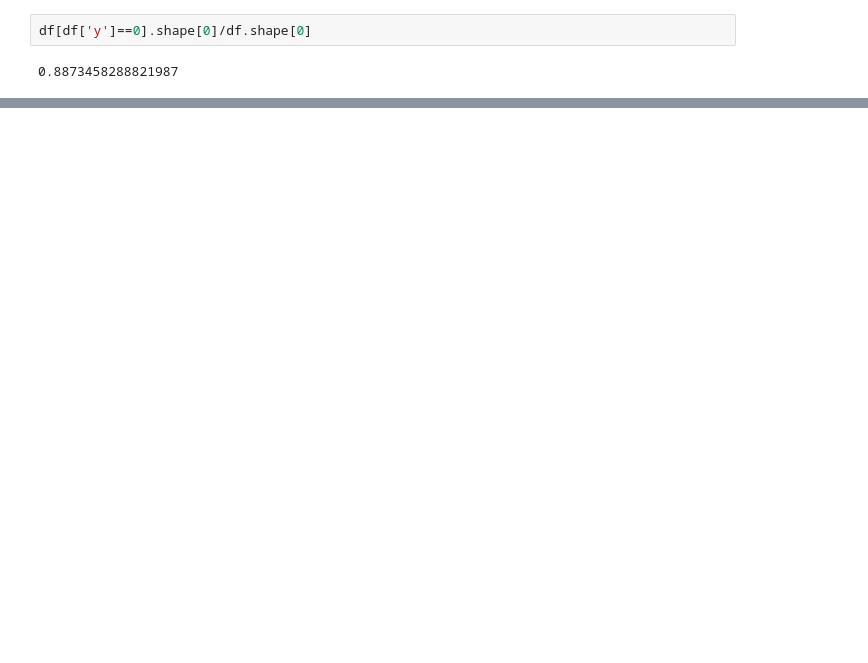
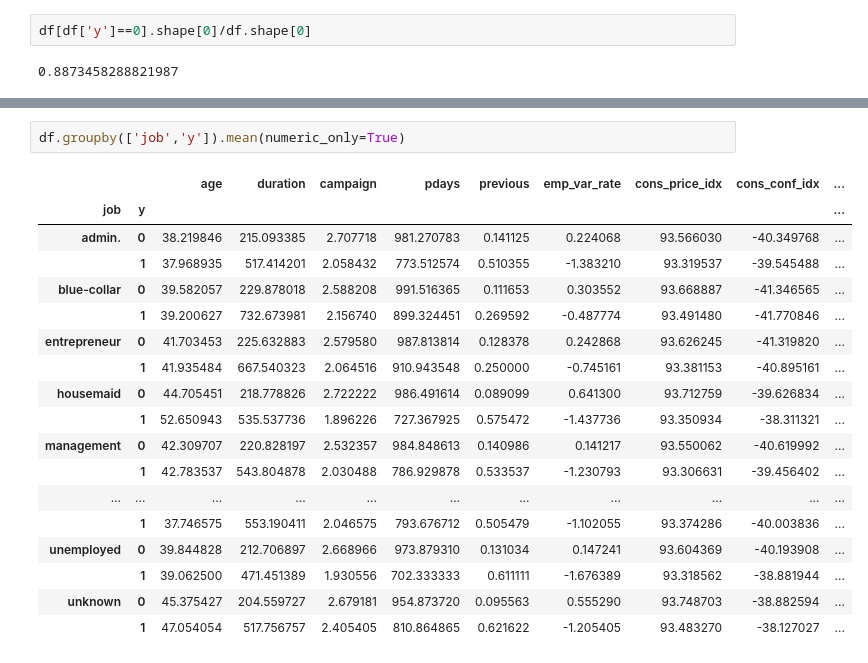
Before and after one commit to Eric-MK/Logistic_regression-, a Jupyter notebook: notebook.ipynb, the cells around one changed output, grey strips where cells are left out. Saved outputs shown, nothing was run; the diff lists cells and outputs as text; blank space fills up the shorter version.

```diff
--- a/notebook.ipynb
+++ b/notebook.ipynb
@@ -98,0 +120,21 @@ df[df['y']==0].shape[0]/df.shape[0]
+# %%
+df.groupby(['job','y']).mean(numeric_only=True)
+# %% [output]
+|  |  | age | duration | campaign | pdays | previous | emp_var_rate | cons_price_idx | cons_conf_idx | ... |
+| job | y |  |  |  |  |  |  |  |  | ... |
+| admin. | 0 | 38.219846 | 215.093385 | 2.707718 | 981.270783 | 0.141125 | 0.224068 | 93.566030 | -40.349768 | ... |
+|  | 1 | 37.968935 | 517.414201 | 2.058432 | 773.512574 | 0.510355 | -1.383210 | 93.319537 | -39.545488 | ... |
+| blue-collar | 0 | 39.582057 | 229.878018 | 2.588208 | 991.516365 | 0.111653 | 0.303552 | 93.668887 | -41.346565 | ... |
+|  | 1 | 39.200627 | 732.673981 | 2.156740 | 899.324451 | 0.269592 | -0.487774 | 93.491480 | -41.770846 | ... |
+| entrepreneur | 0 | 41.703453 | 225.632883 | 2.579580 | 987.813814 | 0.128378 | 0.242868 | 93.626245 | -41.319820 | ... |
+|  | 1 | 41.935484 | 667.540323 | 2.064516 | 910.943548 | 0.250000 | -0.745161 | 93.381153 | -40.895161 | ... |
+| housemaid | 0 | 44.705451 | 218.778826 | 2.722222 | 986.491614 | 0.089099 | 0.641300 | 93.712759 | -39.626834 | ... |
+|  | 1 | 52.650943 | 535.537736 | 1.896226 | 727.367925 | 0.575472 | -1.437736 | 93.350934 | -38.311321 | ... |
+| management | 0 | 42.309707 | 220.828197 | 2.532357 | 984.848613 | 0.140986 | 0.141217 | 93.550062 | -40.619992 | ... |
+|  | 1 | 42.783537 | 543.804878 | 2.030488 | 786.929878 | 0.533537 | -1.230793 | 93.306631 | -39.456402 | ... |
+| ... | ... | ... | ... | ... | ... | ... | ... | ... | ... | ... |
+|  | 1 | 37.746575 | 553.190411 | 2.046575 | 793.676712 | 0.505479 | -1.102055 | 93.374286 | -40.003836 | ... |
+| unemployed | 0 | 39.844828 | 212.706897 | 2.668966 | 973.879310 | 0.131034 | 0.147241 | 93.604369 | -40.193908 | ... |
+|  | 1 | 39.062500 | 471.451389 | 1.930556 | 702.333333 | 0.611111 | -1.676389 | 93.318562 | -38.881944 | ... |
+| unknown | 0 | 45.375427 | 204.559727 | 2.679181 | 954.873720 | 0.095563 | 0.555290 | 93.748703 | -38.882594 | ... |
+|  | 1 | 47.054054 | 517.756757 | 2.405405 | 810.864865 | 0.621622 | -1.205405 | 93.483270 | -38.127027 | ... |
```
Also changed, not shown: parts of 8 cells of this notebook.
